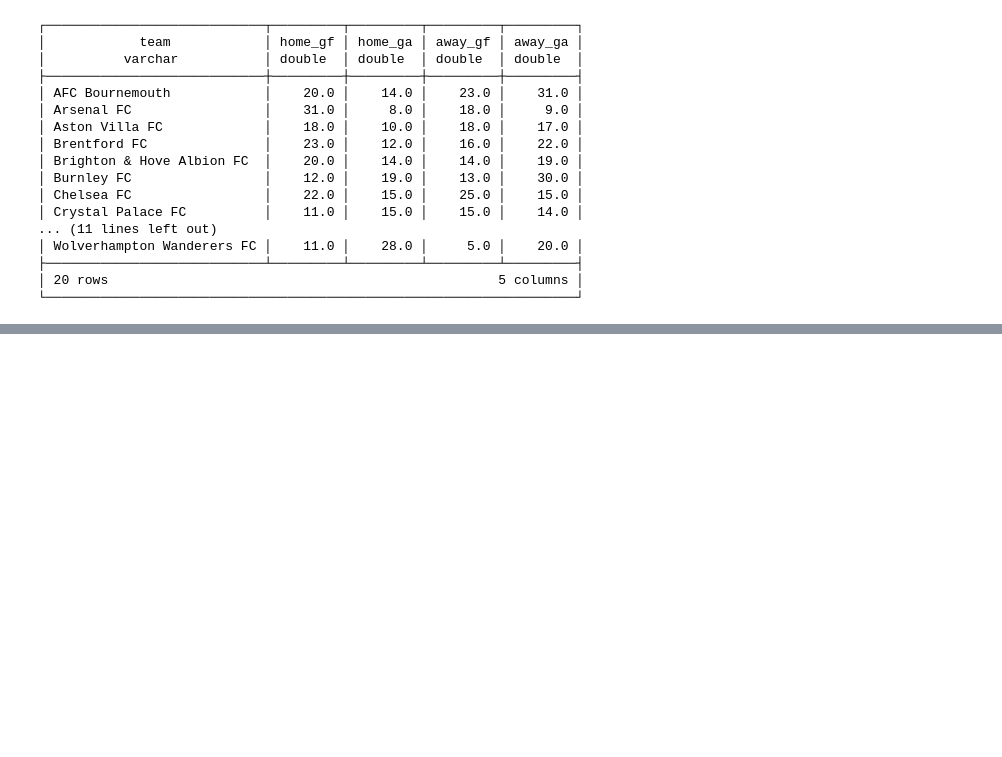
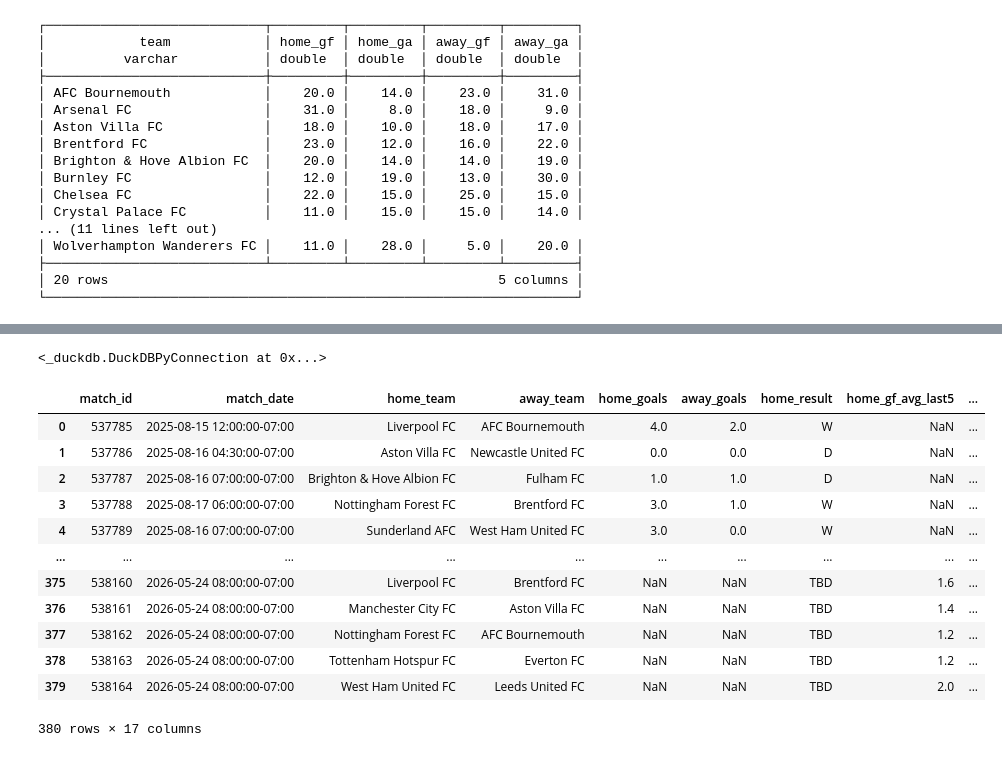
Before and after one commit to AryaAzari/EPL-Predictor, a Jupyter notebook: epl_predictor/notebooks/epl_predictor.ipynb, the cells around one changed output, grey strips where cells are left out. Saved outputs shown, nothing was run; the diff lists cells and outputs as text; code cells hidden in the pictures; blank space fills up the shorter version.

```diff
--- a/epl_predictor/notebooks/epl_predictor.ipynb
+++ b/epl_predictor/notebooks/epl_predictor.ipynb
@@ -419,0 +498,79 @@ print(matches_df.head())
+# %%
+con.execute("""
+CREATE OR REPLACE TABLE match_features AS
+WITH
+home_side AS (
+  SELECT match_id, match_date, team AS home_team, gf AS home_goals, ga AS away_goals, result AS home_result
+  FROM match_results_per_team
+  WHERE is_home = TRUE AND result != 'TIMED'
+),
+away_side AS (
+  SELECT match_id, match_date, team AS away_team
+  FROM match_results_per_team
+  WHERE is_home = FALSE AND result != 'TIMED'
+),
+matches AS (
+  SELECT h.match_id, h.match_date, h.home_team, a.away_team, h.home_goals, h.away_goals, h.home_result
+  FROM home_side h
+  JOIN away_side a USING (match_id)
+)
+SELECT
+  m.*,
+
+  hf.gf_avg_last5 AS home_gf_avg_last5,
+  hf.ga_avg_last5 AS home_ga_avg_last5,
+  hf.pts_avg_last5 AS home_pts_avg_last5,
+  hf.pts_sum_last5 AS home_pts_sum_last5,
+  hf.n_played_last5 AS home_n_played_last5,
+
+  af.gf_avg_last5 AS away_gf_avg_last5,
+  af.ga_avg_last5 AS away_ga_avg_last5,
+  af.pts_avg_last5 AS away_pts_avg_last5,
+  af.pts_sum_last5 AS away_pts_sum_last5,
+  af.n_played_last5 AS away_n_played_last5
+
+FROM matches m
+
+LEFT JOIN LATERAL (
+  SELECT gf_avg_last5, ga_avg_last5, pts_avg_last5, pts_sum_last5, n_played_last5
+  FROM team_current_form t
+  WHERE t.team = m.home_team
+  AND (t.match_date < m.match_date OR (t.match_date = m.match_date AND t.match_id < m.match_id))
+ORDER BY t.match_date DESC, t.match_id DESC
+LIMIT 1
+) hf ON TRUE
+
+LEFT JOIN LATERAL (
+  SELECT gf_avg_last5, ga_avg_last5, pts_avg_last5, pts_sum_last5, n_played_last5
+  FROM team_current_form t
+  WHERE t.team = m.away_team
+  AND (t.match_date < m.match_date OR (t.match_date = m.match_date AND t.match_id < m.match_id))
+ORDER BY t.match_date DESC, t.match_id DESC
+LIMIT 1
+) af ON TRUE;
+""")
+# %% [output]
+<_duckdb.DuckDBPyConnection at 0x...>
+# %%
+'''
+Our most complex table including most if not all of the information we will be using to train our model.
+Note that the first 4 games of each teams 25-26 Premier League season will not display average goal differential nor other average calcuations due to a lack of data.
+Furthermore, the games that have not yet been played have empty home and away goal attributes, which we will have to clean before doing our training.
+See below.
+'''
+
+con.execute("SELECT * FROM match_features ORDER BY match_id").fetchdf()
+# %% [output]
+|  | match_id | match_date | home_team | away_team | home_goals | away_goals | home_result | home_gf_avg_last5 | ... |
+| 0 | 537785 | 2025-08-15 12:00:00-07:00 | Liverpool FC | AFC Bournemouth | 4.0 | 2.0 | W | NaN | ... |
+| 1 | 537786 | 2025-08-16 04:30:00-07:00 | Aston Villa FC | Newcastle United FC | 0.0 | 0.0 | D | NaN | ... |
+| 2 | 537787 | 2025-08-16 07:00:00-07:00 | Brighton & Hove Albion FC | Fulham FC | 1.0 | 1.0 | D | NaN | ... |
+| 3 | 537788 | 2025-08-17 06:00:00-07:00 | Nottingham Forest FC | Brentford FC | 3.0 | 1.0 | W | NaN | ... |
+| 4 | 537789 | 2025-08-16 07:00:00-07:00 | Sunderland AFC | West Ham United FC | 3.0 | 0.0 | W | NaN | ... |
+| ... | ... | ... | ... | ... | ... | ... | ... | ... | ... |
+| 375 | 538160 | 2026-05-24 08:00:00-07:00 | Liverpool FC | Brentford FC | NaN | NaN | TBD | 1.6 | ... |
+| 376 | 538161 | 2026-05-24 08:00:00-07:00 | Manchester City FC | Aston Villa FC | NaN | NaN | TBD | 1.4 | ... |
+| 377 | 538162 | 2026-05-24 08:00:00-07:00 | Nottingham Forest FC | AFC Bournemouth | NaN | NaN | TBD | 1.2 | ... |
+| 378 | 538163 | 2026-05-24 08:00:00-07:00 | Tottenham Hotspur FC | Everton FC | NaN | NaN | TBD | 1.2 | ... |
+| 379 | 538164 | 2026-05-24 08:00:00-07:00 | West Ham United FC | Leeds United FC | NaN | NaN | TBD | 2.0 | ... |
+380 rows × 17 columns
```
Also changed, not shown: parts of 23 cells of this notebook.
